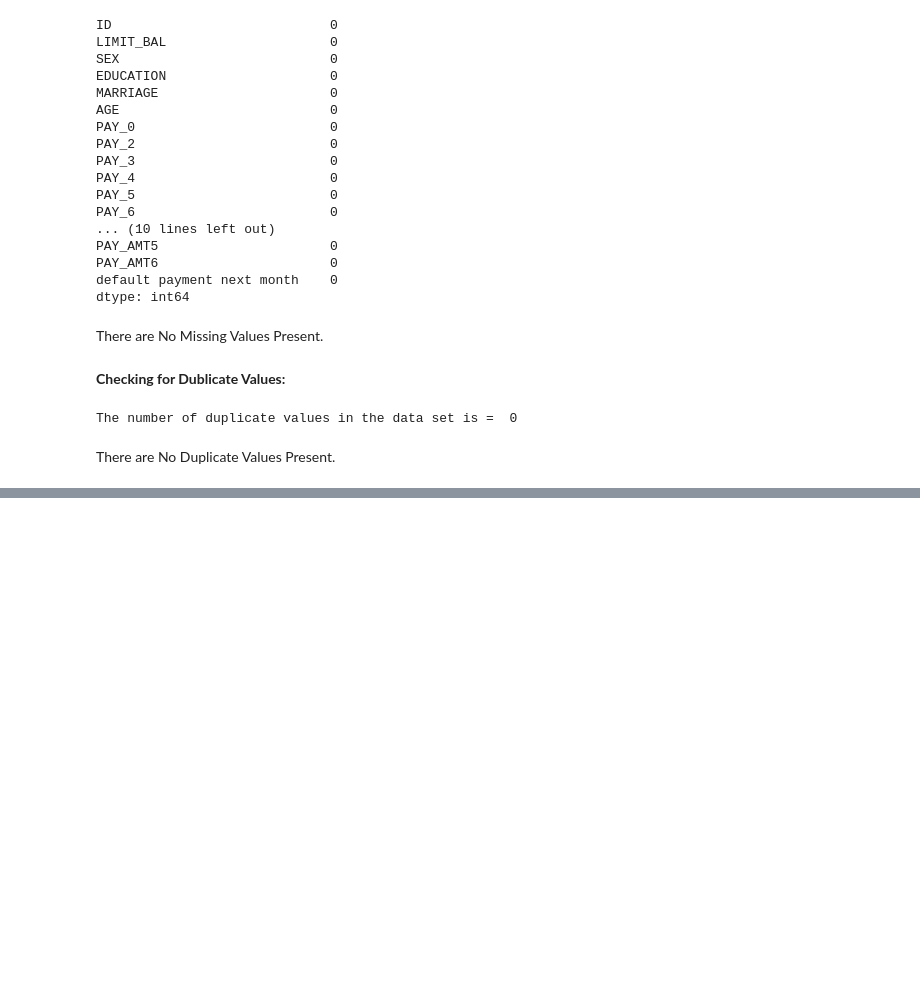
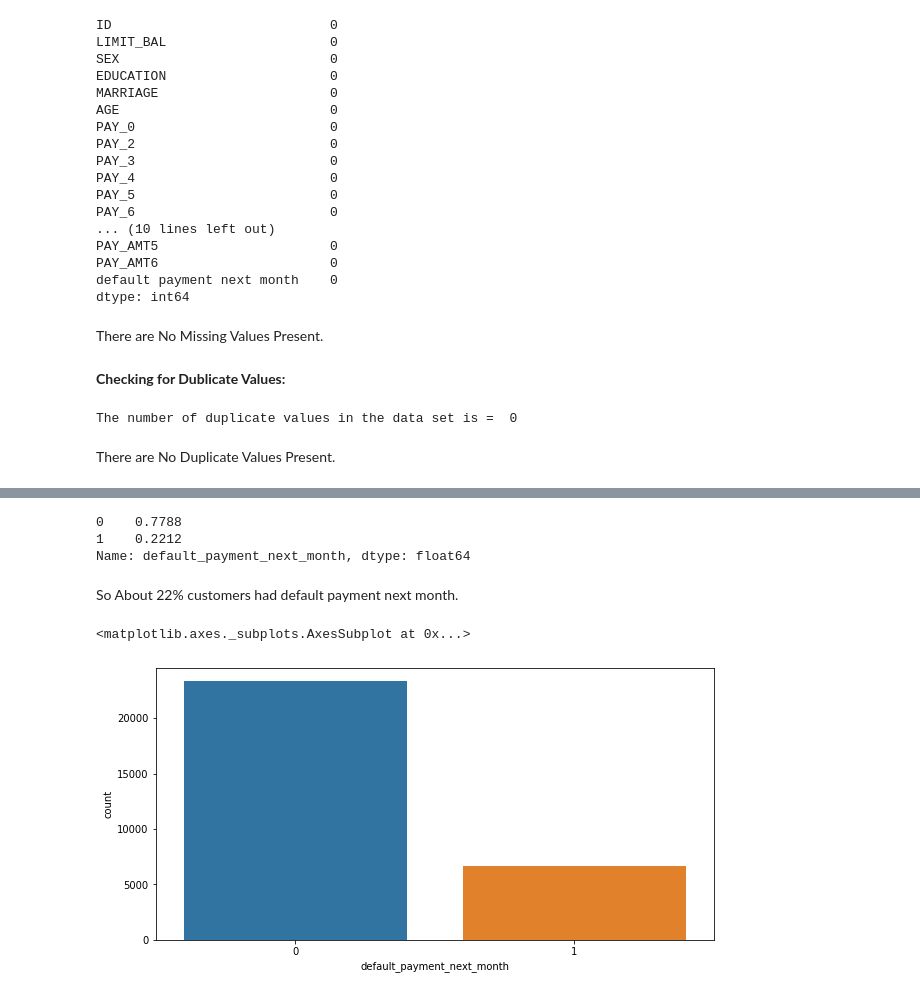
Before and after one commit to SwenFereira/Swen-Fereira-Card-Default-Prediction---Capstone-Project, a Jupyter notebook: Final_Copy_of_Swen_Fereira_Card_Default_Prediction_Capstone_Project.ipynb, the cells around one changed output, grey strips where cells are left out. Saved outputs shown, nothing was run; the diff lists cells and outputs as text; code cells hidden in the pictures; blank space fills up the shorter version.

```diff
--- a/Final_Copy_of_Swen_Fereira_Card_Default_Prediction_Capstone_Project.ipynb
+++ b/Final_Copy_of_Swen_Fereira_Card_Default_Prediction_Capstone_Project.ipynb
@@ -192,0 +203,4 @@ There are No Duplicate Values Present.
+# %%
+#renaming for better convinience
+
+credit_df.rename(columns={'default payment next month' : 'default_payment_next_month'}, inplace=True)
@@ -192,0 +223,18 @@ There are No Duplicate Values Present.
+# %%
+#Get the proportion of customers who had default payment in the next month
+
+credit_df['default_payment_next_month'].value_counts(normalize=True)
+# %% [output]
+0    0.7788
+1    0.2212
+Name: default_payment_next_month, dtype: float64
+# %% [markdown]
+So About 22% customers had default payment next month.
+# %%
+#plotting the count plot to vizualize the data distribution
+
+plt.figure(figsize=(10,5))
+sns.countplot(x = 'default_payment_next_month', data = credit_df)
+# %% [output]
+<matplotlib.axes._subplots.AxesSubplot at 0x...>
+[figure, added]
```
Also changed, not shown: parts of 6 cells of this notebook.
